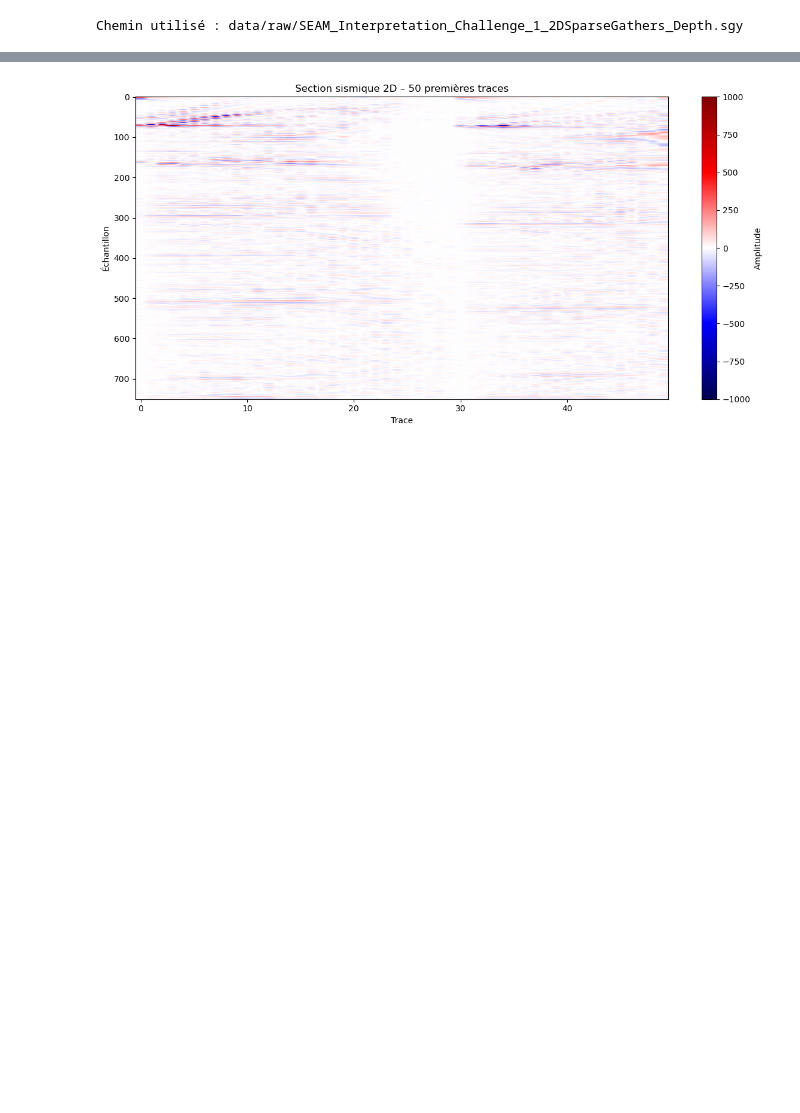
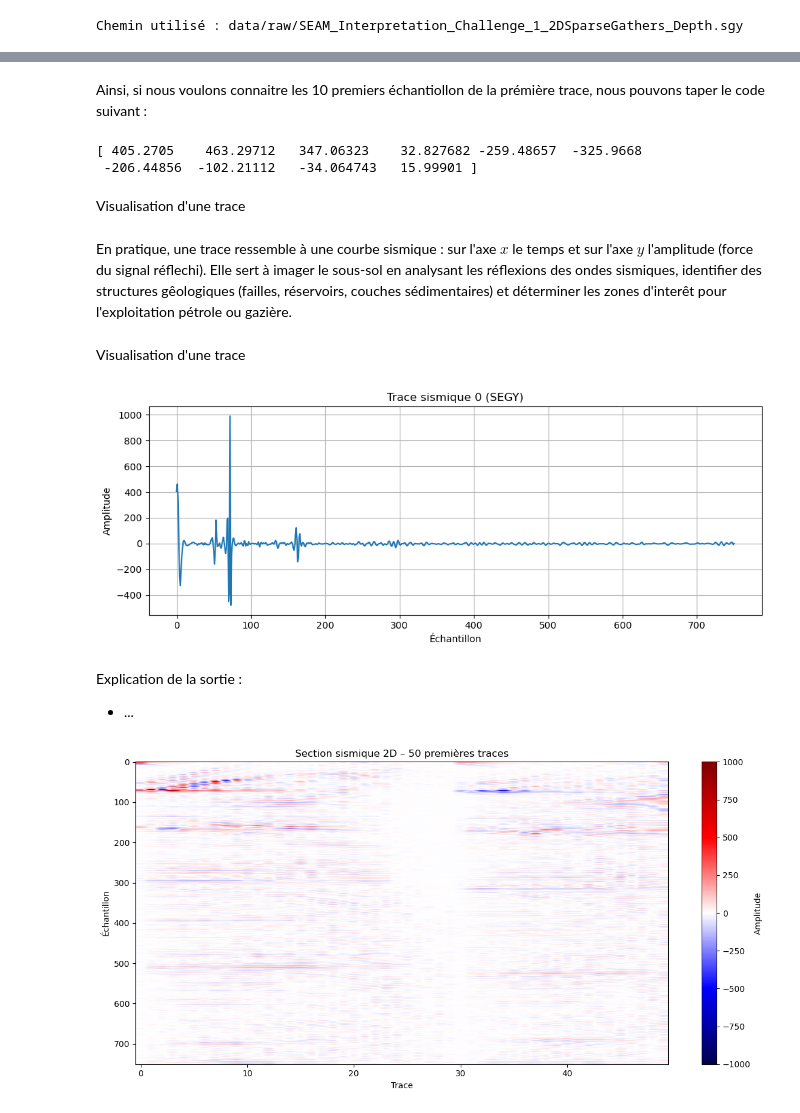
Before and after one commit to ipatriqIP/seam_project, a Jupyter notebook: notebooks/seismic_section_2d.ipynb, the cells around one changed output, grey strips where cells are left out. Saved outputs shown, nothing was run; the diff lists cells and outputs as text; code cells hidden in the pictures; blank space fills up the shorter version.

```diff
--- a/notebooks/seismic_section_2d.ipynb
+++ b/notebooks/seismic_section_2d.ipynb
@@ -16,10 +36,3 @@ filename = "data/raw/SEAM_Interpretation_Challenge_1_2DSparseGathers_Depth.sgy"
 print(f"Chemin utilisé : {filename}")
 # %% [output]
 Chemin utilisé : data/raw/SEAM_Interpretation_Challenge_1_2DSparseGathers_Depth.sgy
-# %%
-with segyio.open(filename, ignore_geometry=True) as f:
-    # Lire toutes les traces
-    traces = f.trace.raw[:]  # Charge toutes les traces en mémoire
-
-print(f"Nombre total de traces : {traces.shape[0]}")
-print(f"Nombre d'échantillons par trace : {traces.shape[1]}")
@@ -28,0 +39,16 @@ Nombre d'échantillons par trace : 751
+# %%
+# adresse du fichier
+filename = "data/raw/SEAM_Interpretation_Challenge_1_2DSparseGathers_Depth.sgy"
+
+# variables pour stocker les parties principales du fichier
+textual_header = None
+binary_header = None
+trace_headers = []
+trace_data = []
+
+# Chargement du fichier
+with segyio.open(filename, ignore_geometry=True) as f :
+    textual_header = f.text[0].decode('ascii', errors='ignore')  # récupère textual header (3200 octets ASCII)
+    binary_header = f.bin                                        # récupère binary
+    trace_headers = [header for header in f.header]              # récupère les headers de toutes les traces
+    trace_data = f.trace.raw[:]                                  # récupère les données sismiques de toutes les traces
@@ -29,2 +200,32 @@ Nombre d'échantillons par trace : 751
+# %% [markdown]
+Ainsi, si nous voulons connaitre les 10 premiers échantiollon de la prémière trace, nous pouvons taper le code suivant :
+# %%
+print(trace_data[0, :10])
+# %% [output]
+[ 405.2705    463.29712   347.06323    32.827682 -259.48657  -325.9668
+ -206.44856  -102.21112   -34.064743   15.99901 ]
+# %% [markdown]
+Visualisation d'une trace
+# %% [markdown]
+En pratique, une trace ressemble à une courbe sismique : sur l'axe $x$ le temps et sur l'axe $y$ l'amplitude (force du signal réflechi). Elle sert à imager le sous-sol en analysant les réflexions des ondes sismiques, identifier des structures gêologiques (failles, réservoirs, couches sédimentaires) et déterminer les zones d'interêt pour l'exploitation pétrole ou gazière.
+# %% [markdown]
+Visualisation d'une trace
+# %%
+# Visualisation d'une trace
+
+plt.figure(figsize=(10, 4))
+plt.plot(trace_data[0, ])
+plt.title("Trace sismique 0 (SEGY)")
+plt.xlabel("Échantillon")
+plt.ylabel("Amplitude")
+plt.grid(True)
+plt.tight_layout()
+plt.show()
+# %% [output]
+[figure, added]
+# %% [markdown]
+Explication de la sortie :
+
+- ...
 # %%
 # Visualisation de la section sismique 2D
```
Also changed, not shown: parts of 42 cells of this notebook, 6 other files.
